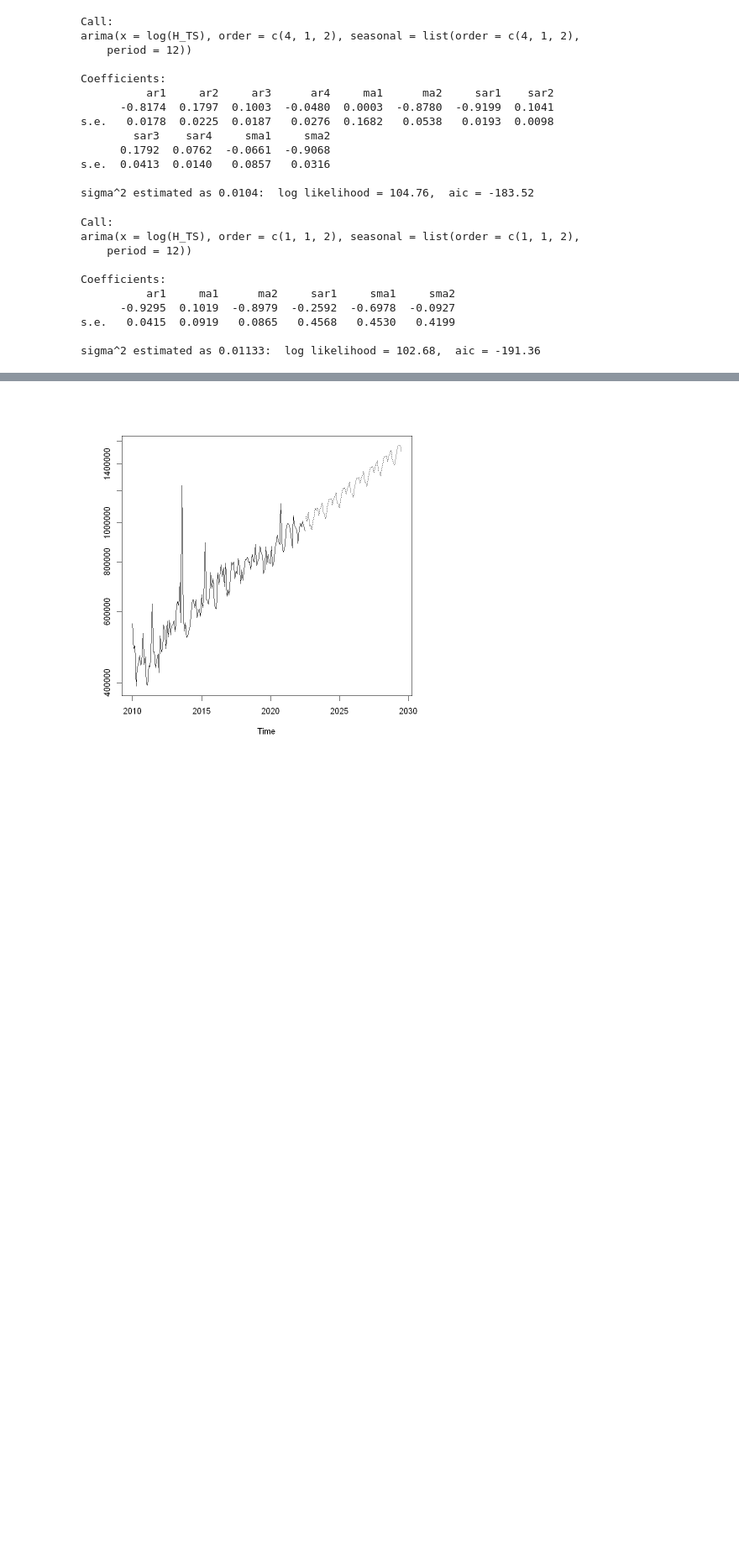
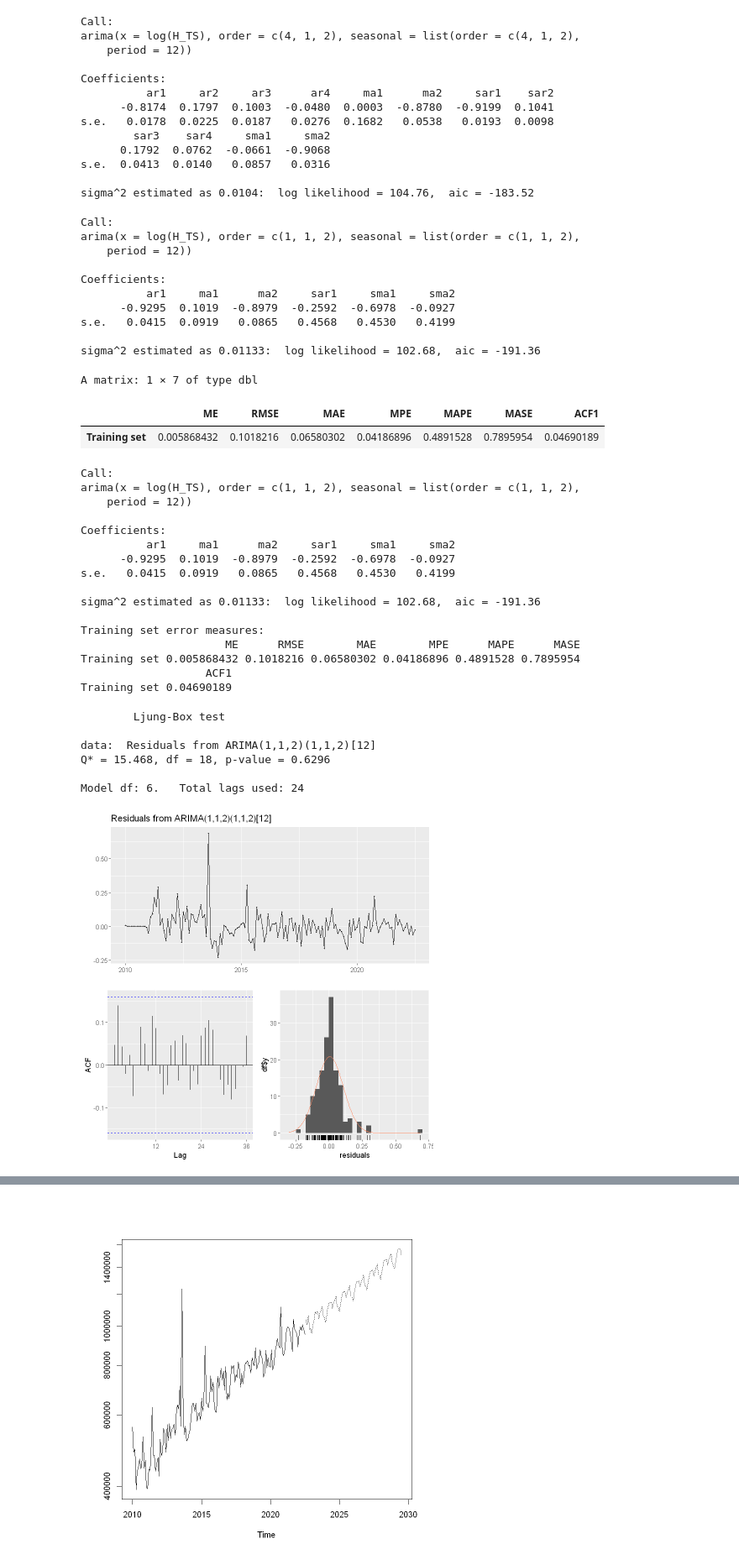
Before and after one commit to batesjay87/Jay-H-DAAN-888, a Jupyter notebook: Future Price Time Series W 5 6.ipynb, the cells around one changed output, grey strips where cells are left out. Shown at 84% size. Cells and saved outputs as stored; diff of their text form; code cells hidden in the pictures; blank space fills up the shorter version.

```diff
--- a/Future Price Time Series W 5 6.ipynb
+++ b/Future Price Time Series W 5 6.ipynb
@@ -558,18 +572,53 @@ sigma^2 estimated as 0.0104:  log likelihood = 104.76,  aic = -183.52
 # %%
 #####################################################################
 # Let us now fit the ARIMA(1,1,2)
 
 (fit_open <- arima(log(H_TS), c(1, 1, 2),seasonal = list(order = c(1, 1, 2), period = 12)))
 
+# Produce error measures
+accuracy(fit_open)
+
+# Examine the AIC
+summary(fit_open)
+
+# Examine the Residuals
+checkresiduals(fit_open)
+
 #####################################################################
 # %% [output]
 Call:
 arima(x = log(H_TS), order = c(1, 1, 2), seasonal = list(order = c(1, 1, 2),
     period = 12))
 
 Coefficients:
           ar1     ma1      ma2     sar1     sma1     sma2
       -0.9295  0.1019  -0.8979  -0.2592  -0.6978  -0.0927
 s.e.   0.0415  0.0919   0.0865   0.4568   0.4530   0.4199
 
 sigma^2 estimated as 0.01133:  log likelihood = 102.68,  aic = -191.36
+A matrix: 1 × 7 of type dbl
+|  | ME | RMSE | MAE | MPE | MAPE | MASE | ACF1 |
+| Training set | 0.005868432 | 0.1018216 | 0.06580302 | 0.04186896 | 0.4891528 | 0.7895954 | 0.04690189 |
+Call:
+arima(x = log(H_TS), order = c(1, 1, 2), seasonal = list(order = c(1, 1, 2),
+    period = 12))
+
+Coefficients:
+          ar1     ma1      ma2     sar1     sma1     sma2
+      -0.9295  0.1019  -0.8979  -0.2592  -0.6978  -0.0927
+s.e.   0.0415  0.0919   0.0865   0.4568   0.4530   0.4199
+
+sigma^2 estimated as 0.01133:  log likelihood = 102.68,  aic = -191.36
+
+Training set error measures:
+                      ME      RMSE        MAE        MPE      MAPE      MASE
+Training set 0.005868432 0.1018216 0.06580302 0.04186896 0.4891528 0.7895954
+                   ACF1
+Training set 0.04690189
+        Ljung-Box test
+
+data:  Residuals from ARIMA(1,1,2)(1,1,2)[12]
+Q* = 15.468, df = 18, p-value = 0.6296
+
+Model df: 6.   Total lags used: 24
+[figure, added]
```
Also changed, not shown: parts of 7 cells of this notebook.
